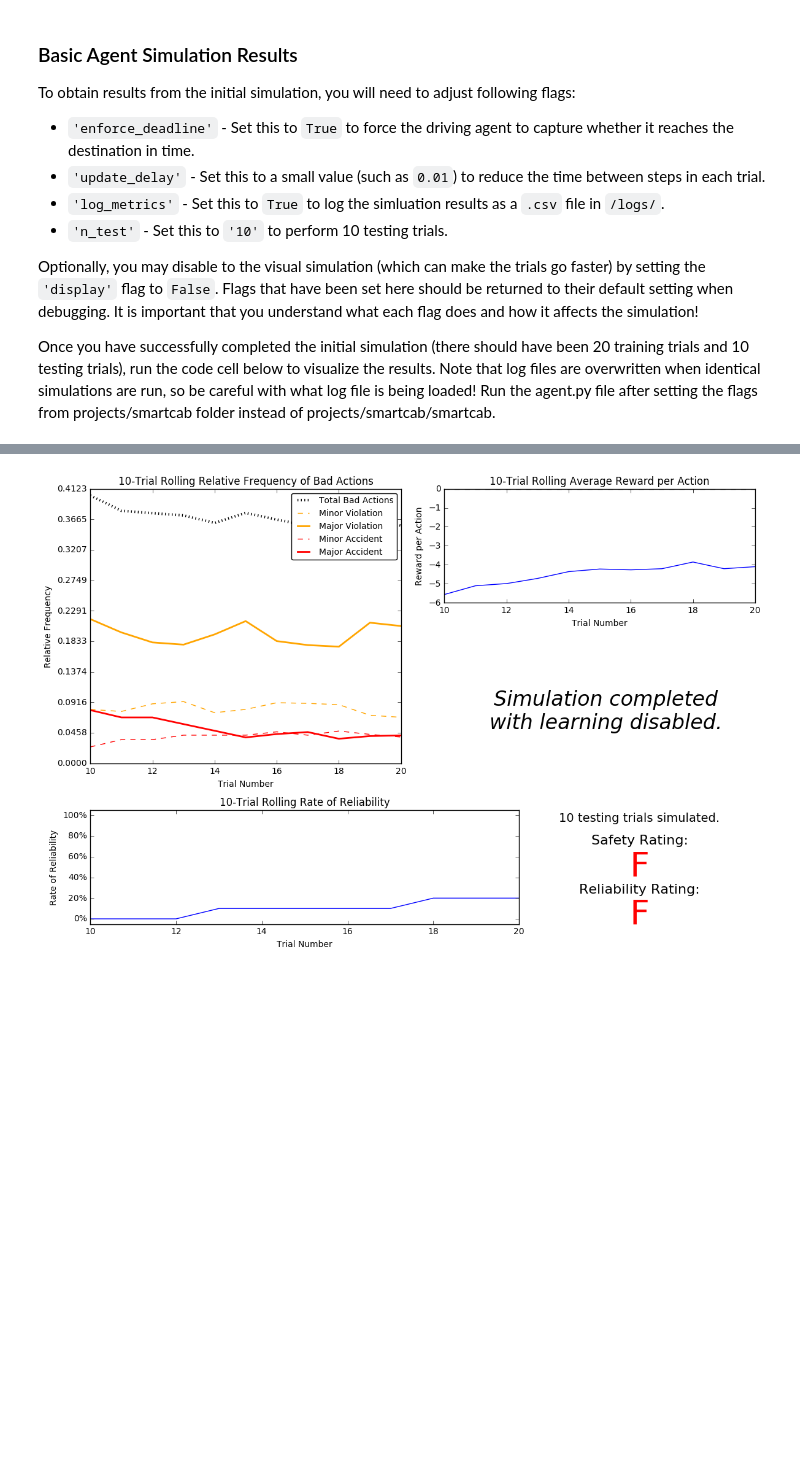
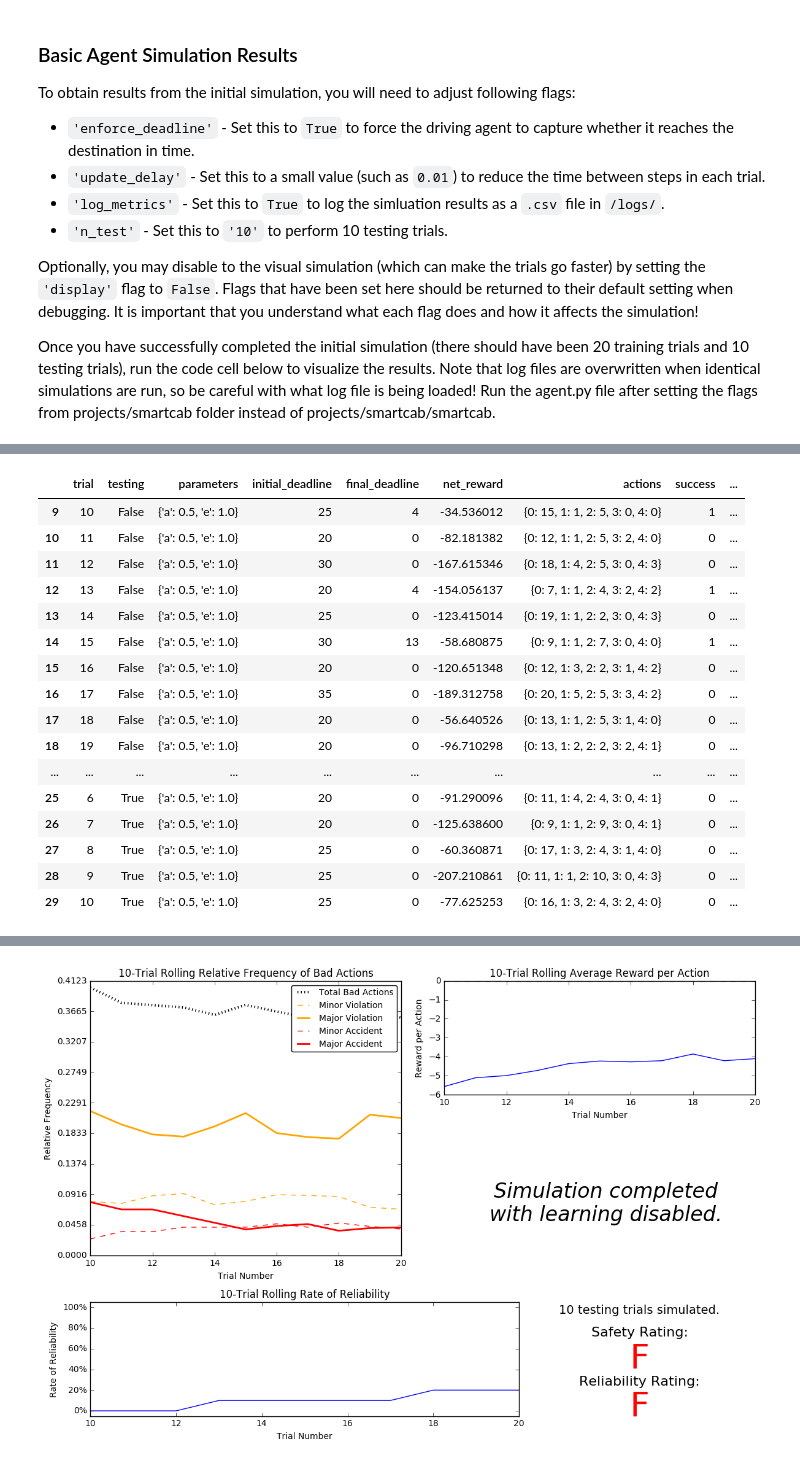
Before and after one commit to cjammi/machine-learning, a Jupyter notebook: projects/smartcab/smartcab.ipynb, the cells around one changed output, grey strips where cells are left out. Saved outputs shown, nothing was run; the diff lists cells and outputs as text; code cells hidden in the pictures; blank space fills up the shorter version.

```diff
--- a/projects/smartcab/smartcab.ipynb
+++ b/projects/smartcab/smartcab.ipynb
@@ -89,0 +146,20 @@ import random
+# %%
+data.dropna()
+# %% [output]
+|  | trial | testing | parameters | initial_deadline | final_deadline | net_reward | actions | success | ... |
+| 9 | 10 | False | {'a': 0.5, 'e': 1.0} | 25 | 4 | -34.536012 | {0: 15, 1: 1, 2: 5, 3: 0, 4: 0} | 1 | ... |
+| 10 | 11 | False | {'a': 0.5, 'e': 1.0} | 20 | 0 | -82.181382 | {0: 12, 1: 1, 2: 5, 3: 2, 4: 0} | 0 | ... |
+| 11 | 12 | False | {'a': 0.5, 'e': 1.0} | 30 | 0 | -167.615346 | {0: 18, 1: 4, 2: 5, 3: 0, 4: 3} | 0 | ... |
+| 12 | 13 | False | {'a': 0.5, 'e': 1.0} | 20 | 4 | -154.056137 | {0: 7, 1: 1, 2: 4, 3: 2, 4: 2} | 1 | ... |
+| 13 | 14 | False | {'a': 0.5, 'e': 1.0} | 25 | 0 | -123.415014 | {0: 19, 1: 1, 2: 2, 3: 0, 4: 3} | 0 | ... |
+| 14 | 15 | False | {'a': 0.5, 'e': 1.0} | 30 | 13 | -58.680875 | {0: 9, 1: 1, 2: 7, 3: 0, 4: 0} | 1 | ... |
+| 15 | 16 | False | {'a': 0.5, 'e': 1.0} | 20 | 0 | -120.651348 | {0: 12, 1: 3, 2: 2, 3: 1, 4: 2} | 0 | ... |
+| 16 | 17 | False | {'a': 0.5, 'e': 1.0} | 35 | 0 | -189.312758 | {0: 20, 1: 5, 2: 5, 3: 3, 4: 2} | 0 | ... |
+| 17 | 18 | False | {'a': 0.5, 'e': 1.0} | 20 | 0 | -56.640526 | {0: 13, 1: 1, 2: 5, 3: 1, 4: 0} | 0 | ... |
+| 18 | 19 | False | {'a': 0.5, 'e': 1.0} | 20 | 0 | -96.710298 | {0: 13, 1: 2, 2: 2, 3: 2, 4: 1} | 0 | ... |
+| ... | ... | ... | ... | ... | ... | ... | ... | ... | ... |
+| 25 | 6 | True | {'a': 0.5, 'e': 1.0} | 20 | 0 | -91.290096 | {0: 11, 1: 4, 2: 4, 3: 0, 4: 1} | 0 | ... |
+| 26 | 7 | True | {'a': 0.5, 'e': 1.0} | 20 | 0 | -125.638600 | {0: 9, 1: 1, 2: 9, 3: 0, 4: 1} | 0 | ... |
+| 27 | 8 | True | {'a': 0.5, 'e': 1.0} | 25 | 0 | -60.360871 | {0: 17, 1: 3, 2: 4, 3: 1, 4: 0} | 0 | ... |
+| 28 | 9 | True | {'a': 0.5, 'e': 1.0} | 25 | 0 | -207.210861 | {0: 11, 1: 1, 2: 10, 3: 0, 4: 3} | 0 | ... |
+| 29 | 10 | True | {'a': 0.5, 'e': 1.0} | 25 | 0 | -77.625253 | {0: 16, 1: 3, 2: 4, 3: 2, 4: 0} | 0 | ... |
```
Also changed, not shown: parts of 8 cells of this notebook.
